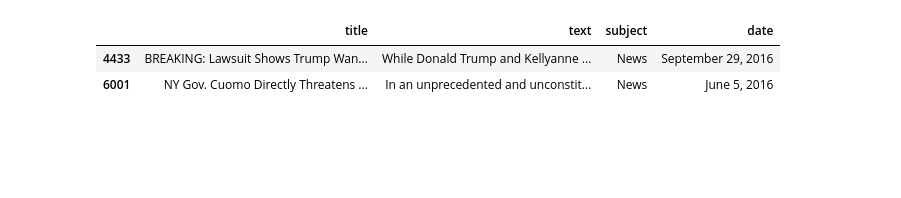
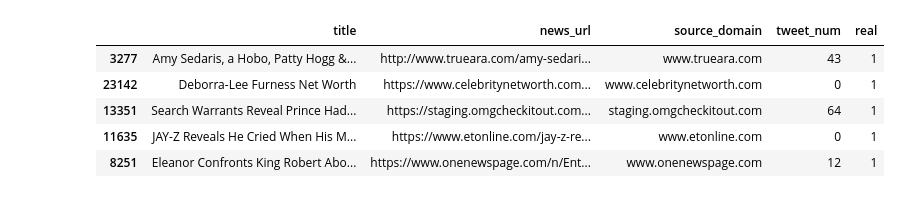
Before and after one commit to bunny-ml/Fake_news_detection, a Jupyter notebook: notebook/code.ipynb, the cells around one changed output. Cells and saved outputs as stored; diff of their text form; code cells hidden in the pictures; blank space fills up the shorter version.

```diff
--- a/notebook/code.ipynb
+++ b/notebook/code.ipynb
@@ -5,5 +6,4 @@ import matplotlib.pyplot as plt
 import seaborn as sns
 # %%
-df_fake = pd.read_csv('Fake.csv')
-df_true = pd.read_csv("True.csv")
+df = pd.read_csv('../.dataset/FakeNewsNet.csv')
 # %%
@@ -27,6 +30,9 @@ df_true.head()
 # %%
-df_fake.sample(2)
+df.sample(5)
 # %% [output]
-|  | title | text | subject | date |
-| 4433 | BREAKING: Lawsuit Shows Trump Wan... | While Donald Trump and Kellyanne ... | News | September 29, 2016 |
-| 6001 | NY Gov. Cuomo Directly Threatens ... | In an unprecedented and unconstit... | News | June 5, 2016 |
+|  | title | news_url | source_domain | tweet_num | real |
+| 3277 | Amy Sedaris, a Hobo, Patty Hogg &... | http://www.trueara.com/amy-sedari... | www.trueara.com | 43 | 1 |
+| 23142 | Deborra-Lee Furness Net Worth | https://www.celebritynetworth.com... | www.celebritynetworth.com | 0 | 1 |
+| 13351 | Search Warrants Reveal Prince Had... | https://staging.omgcheckitout.com... | staging.omgcheckitout.com | 64 | 1 |
+| 11635 | JAY-Z Reveals He Cried When His M... | https://www.etonline.com/jay-z-re... | www.etonline.com | 0 | 1 |
+| 8251 | Eleanor Confronts King Robert Abo... | https://www.onenewspage.com/n/Ent... | www.onenewspage.com | 12 | 1 |
```
Also changed, not shown: parts of 29 cells of this notebook, 2 other files.
